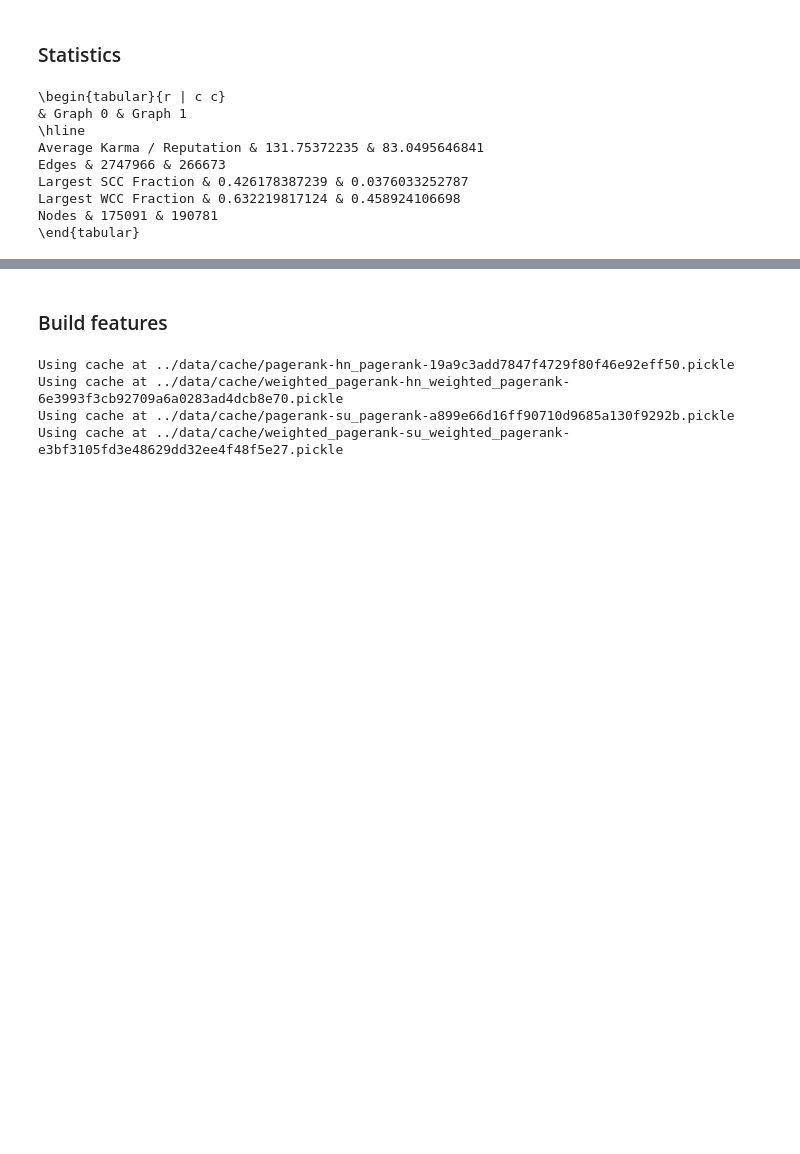
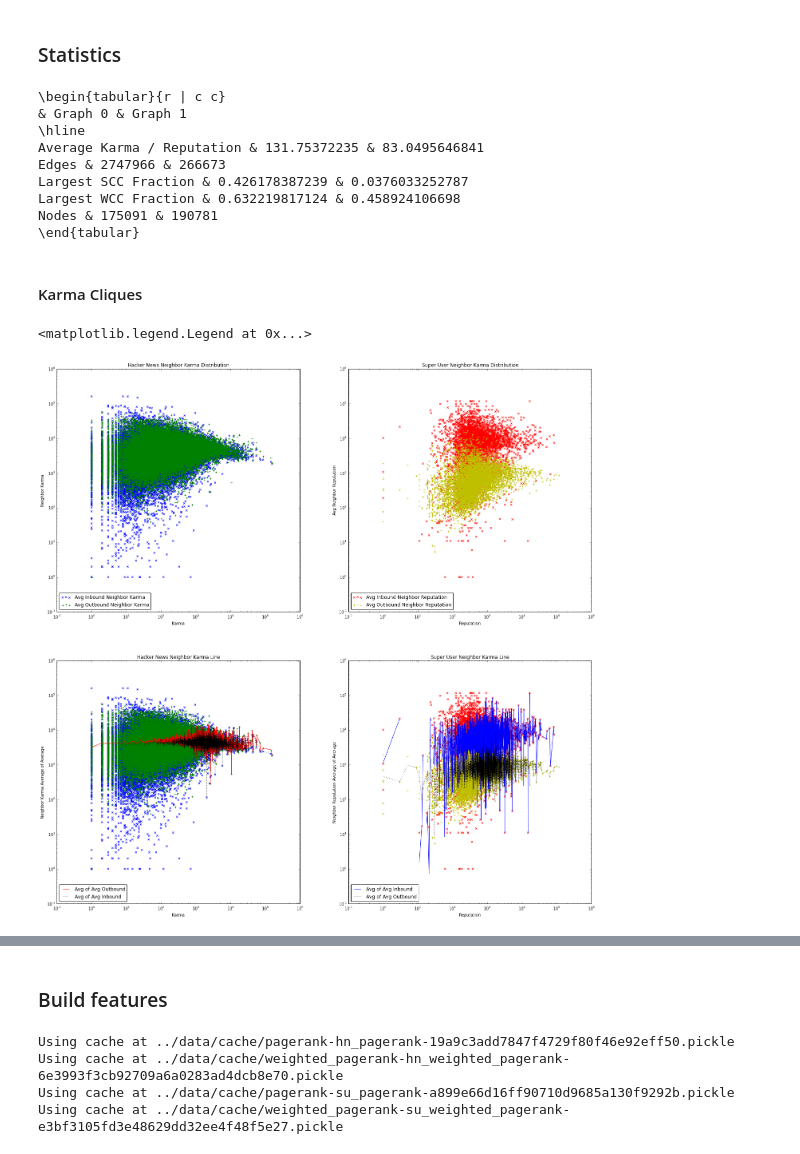
Before and after one commit to turtlesoupy/karma-prediction-cs224w, a Jupyter notebook: ipython/Karma.ipynb, the cells around one changed output, grey strips where cells are left out. Saved outputs shown, nothing was run; the diff lists cells and outputs as text; code cells hidden in the pictures; blank space fills up the shorter version.

Commit message:
Karma clique investigation, start of sentiment

```diff
--- a/ipython/Karma.ipynb
+++ b/ipython/Karma.ipynb
@@ -67,3 +72,12 @@ Largest SCC Fraction & 0.426178387239 & 0.0376033252787
 Largest WCC Fraction & 0.632219817124 & 0.458924106698
 Nodes & 175091 & 190781
 \end{tabular}
+# %% [markdown]
+#### Karma Cliques
+# %%
+hn_karma_clique_nodes = [e for e in hn_interaction_graph.nodes(data=True)
+                      if len(hn_interaction_graph.neighbors(e[0])) > 4]
+su_karma_clique_nodes = [e for e in su_interaction_graph.nodes(data=True)
+                         if len(su_interaction_graph.neighbors(e[0])) > 4]
+hn_karmas = [x[1].get('karma', 0) for x in hn_karma_clique_nodes]
+su_karmas = [x[1].get('reputation', 0) for x in su_karma_clique_nodes]
@@ -69,0 +110,54 @@ Nodes & 175091 & 190781
+# %%
+fig = plt.figure(figsize=(24,24))
+ax = fig.add_subplot(221)
+ax.set_title("Hacker News Neighbor Karma Distribution")
+ax.set_xlabel("Karma")
+ax.set_ylabel("Neighbor Karma")
+ax.set_yscale('log')
+ax.set_xscale('log')
+ax.scatter(hn_karmas, hn_inbound_neighbor_karma, marker='x', color='b', label="Avg Inbound Neighbor Karma")
+ax.scatter(hn_karmas, hn_outbound_neighbor_karma, marker='+', color='g', label="Avg Outbound Neighbor Karma")
+
+ax.legend(loc="lower left")
+
+ax = fig.add_subplot(223)
+ax.set_title("Hacker News Neighbor Karma Line")
+ax.set_xlabel("Karma")
+ax.set_ylabel("Neighbor Karma Average of Average")
+ax.set_yscale('log')
+ax.set_xscale('log')
+ax.scatter(hn_karmas, hn_inbound_neighbor_karma, marker='x', color='b', label=None)
+ax.scatter(hn_karmas, hn_outbound_neighbor_karma, marker='+', color='g', label=None)
+ax.plot([e[0] for e in hn_outbound_avg_avg],
+       [e[1] for e in hn_outbound_avg_avg], color='r', ls="-", label='Avg of Avg Outbound')
+ax.plot([e[0] for e in hn_inbound_avg_avg],
+       [e[1] for e in hn_inbound_avg_avg], color='k', ls=":", label='Avg of Avg Inbound')
+ax.legend(loc="lower left")
+
+ax = fig.add_subplot(222)
+ax.set_title("Super User Neighbor Karma Distribution")
+ax.set_xlabel("Reputation")
+ax.set_ylabel("Avg Neighbor Reputation")
+ax.set_yscale('log')
+ax.set_xscale('log')
+ax.scatter(su_karmas, su_inbound_neighbor_karma, marker='x', color='r', label="Avg Inbound Neighbor Reputation")
+ax.scatter(su_karmas, su_outbound_neighbor_karma, marker='+', color='y', label="Avg Outbound Neighbor Reputation")
+
+ax.legend(loc="lower left")
+
+ax = fig.add_subplot(224)
+ax.set_title("Super User Neighbor Karma Line")
+ax.set_xlabel("Reputation")
+ax.set_ylabel("Neighbor Reputation Average of Average")
+ax.set_yscale('log')
+ax.set_xscale('log')
+ax.scatter(su_karmas, su_inbound_neighbor_karma, marker='x', color='r', label=None)
+ax.scatter(su_karmas, su_outbound_neighbor_karma, marker='+', color='y', label=None)
+ax.plot([e[0] for e in su_inbound_avg_avg],
+       [e[1] for e in su_inbound_avg_avg], color='b', ls="-", label='Avg of Avg Inbound')
+ax.plot([e[0] for e in su_outbound_avg_avg],
+       [e[1] for e in su_outbound_avg_avg], color='k', ls=":", label='Avg of Avg Outbound')
+ax.legend(loc="lower left")
+# %% [output]
+<matplotlib.legend.Legend at 0x...>
+[figure, added]
```
Also changed, not shown: parts of 4 cells of this notebook, 4 other files.
